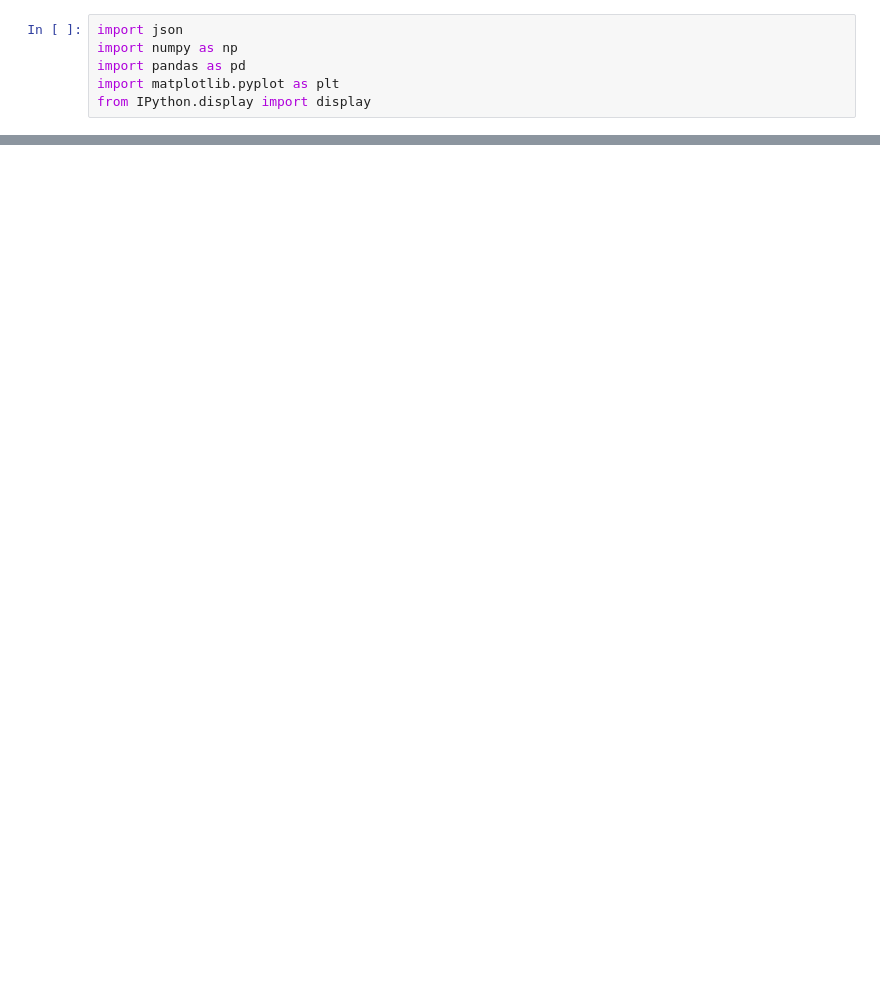
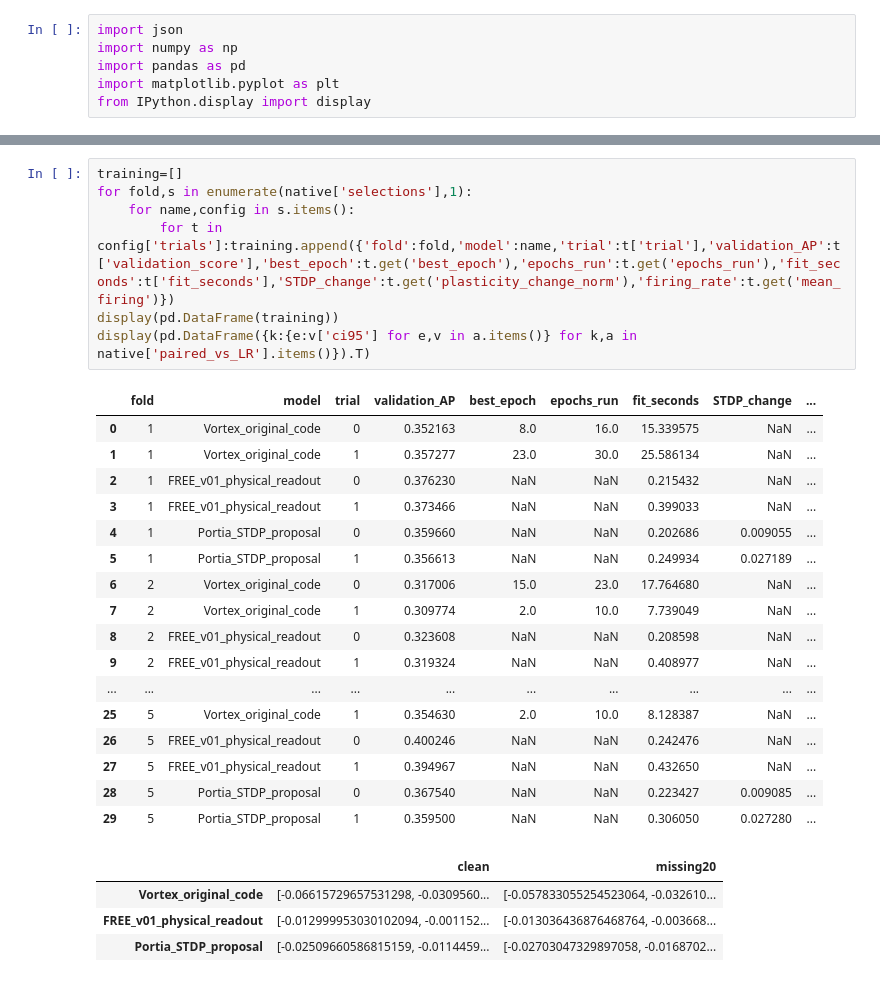
Before and after one commit to kdw123654/digital-project, a Jupyter notebook: comparison.ipynb, the cells around one changed output, grey strips where cells are left out. Drawn from its saved outputs; the diff is of its cells as text; blank space fills up the shorter version.

```diff
--- a/comparison.ipynb
+++ b/comparison.ipynb
@@ -102,0 +79,29 @@ display(pd.DataFrame({k:{e:v['ci95'] for e,v in m.items()} for k,m in DATA['adap
+# %%
+training=[]
+for fold,s in enumerate(native['selections'],1):
+    for name,config in s.items():
+        for t in config['trials']:training.append({'fold':fold,'model':name,'trial':t['trial'],'validation_AP':t['validation_score'],'best_epoch':t.get('best_epoch'),'epochs_run':t.get('epochs_run'),'fit_seconds':t['fit_seconds'],'STDP_change':t.get('plasticity_change_norm'),'firing_rate':t.get('mean_firing')})
+display(pd.DataFrame(training))
+display(pd.DataFrame({k:{e:v['ci95'] for e,v in a.items()} for k,a in native['paired_vs_LR'].items()}).T)
+# %% [output]
+|  | fold | model | trial | validation_AP | best_epoch | epochs_run | fit_seconds | STDP_change | ... |
+| 0 | 1 | Vortex_original_code | 0 | 0.352163 | 8.0 | 16.0 | 15.339575 | NaN | ... |
+| 1 | 1 | Vortex_original_code | 1 | 0.357277 | 23.0 | 30.0 | 25.586134 | NaN | ... |
+| 2 | 1 | FREE_v01_physical_readout | 0 | 0.376230 | NaN | NaN | 0.215432 | NaN | ... |
+| 3 | 1 | FREE_v01_physical_readout | 1 | 0.373466 | NaN | NaN | 0.399033 | NaN | ... |
+| 4 | 1 | Portia_STDP_proposal | 0 | 0.359660 | NaN | NaN | 0.202686 | 0.009055 | ... |
+| 5 | 1 | Portia_STDP_proposal | 1 | 0.356613 | NaN | NaN | 0.249934 | 0.027189 | ... |
+| 6 | 2 | Vortex_original_code | 0 | 0.317006 | 15.0 | 23.0 | 17.764680 | NaN | ... |
+| 7 | 2 | Vortex_original_code | 1 | 0.309774 | 2.0 | 10.0 | 7.739049 | NaN | ... |
+| 8 | 2 | FREE_v01_physical_readout | 0 | 0.323608 | NaN | NaN | 0.208598 | NaN | ... |
+| 9 | 2 | FREE_v01_physical_readout | 1 | 0.319324 | NaN | NaN | 0.408977 | NaN | ... |
+| ... | ... | ... | ... | ... | ... | ... | ... | ... | ... |
+| 25 | 5 | Vortex_original_code | 1 | 0.354630 | 2.0 | 10.0 | 8.128387 | NaN | ... |
+| 26 | 5 | FREE_v01_physical_readout | 0 | 0.400246 | NaN | NaN | 0.242476 | NaN | ... |
+| 27 | 5 | FREE_v01_physical_readout | 1 | 0.394967 | NaN | NaN | 0.432650 | NaN | ... |
+| 28 | 5 | Portia_STDP_proposal | 0 | 0.367540 | NaN | NaN | 0.223427 | 0.009085 | ... |
+| 29 | 5 | Portia_STDP_proposal | 1 | 0.359500 | NaN | NaN | 0.306050 | 0.027280 | ... |
+|  | clean | missing20 |
+| Vortex_original_code | [-0.06615729657531298, -0.0309560... | [-0.057833055254523064, -0.032610... |
+| FREE_v01_physical_readout | [-0.012999953030102094, -0.001152... | [-0.013036436876468764, -0.003668... |
+| Portia_STDP_proposal | [-0.02509660586815159, -0.0114459... | [-0.02703047329897058, -0.0168702... |
```
Also changed, not shown: parts of 17 cells of this notebook, 17 other files.
